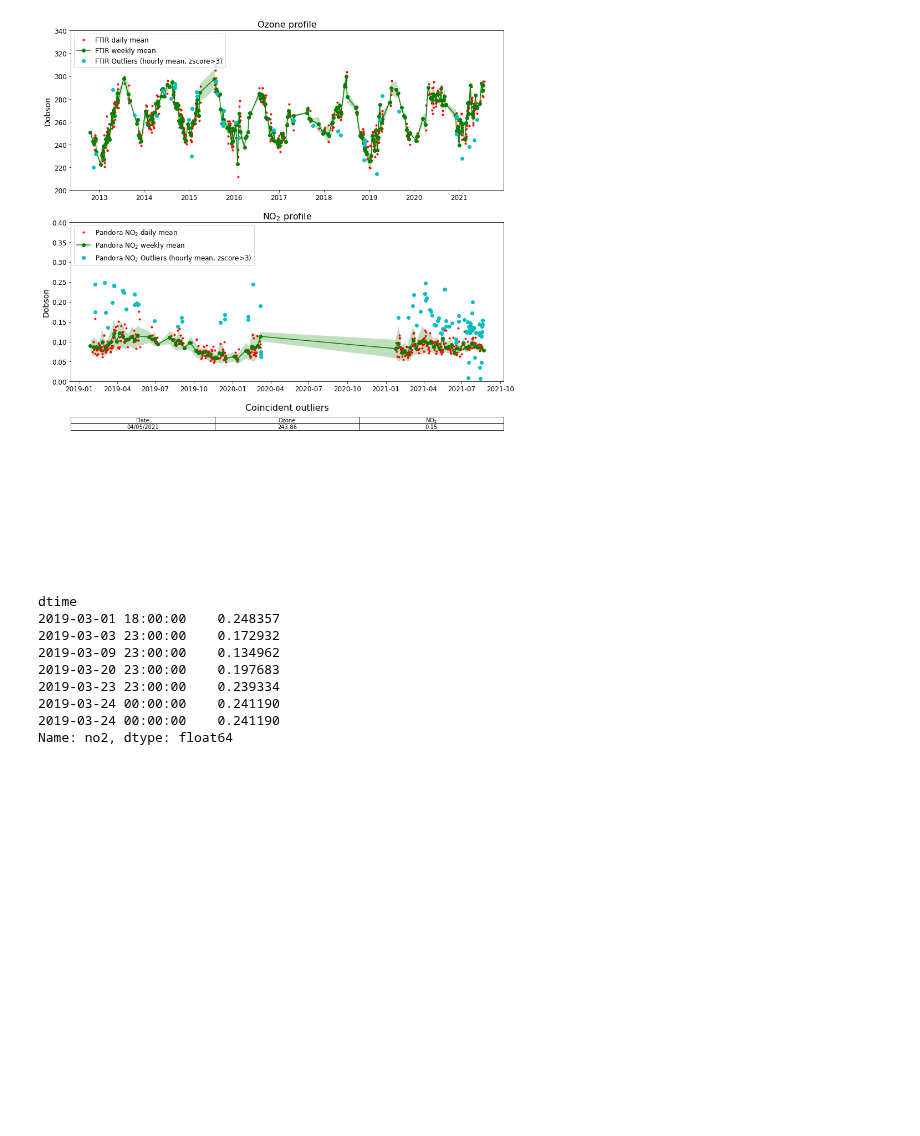
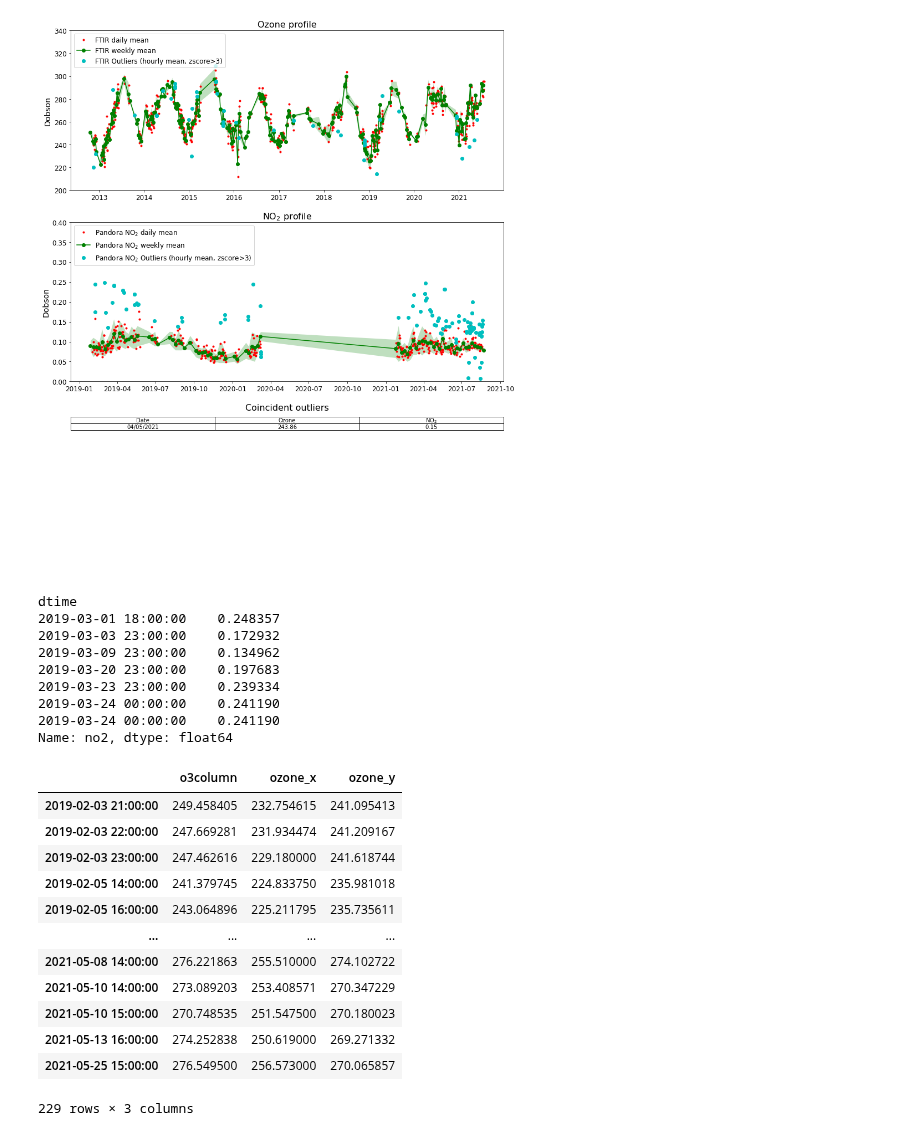
Before and after one commit to mixtli-c/cca-jupyter, a Jupyter notebook: pandonia-merra-ftir.ipynb, the cells around one changed output. Drawn from its saved outputs; the diff is of its cells as text; code cells hidden in the pictures; blank space fills up the shorter version.

```diff
--- a/pandonia-merra-ftir.ipynb
+++ b/pandonia-merra-ftir.ipynb
@@ -737,0 +760,6 @@ Name: no2, dtype: float64
+# %%
+#timeseries
+ftirts=dfftiro3.set_index('time')
+pano3ts=qf_dfpano3.set_index('dtime')
+merrao3ts=dfmerrao3.set_index('dtime')
+merrao3ts.ozone = merrao3ts.ozone.astype(float)
@@ -737,0 +780,18 @@ Name: no2, dtype: float64
+# %%
+coinc_hr_mean=pd.merge(ftirts_hr_mean,panozts_hr_mean,left_index=True,right_index=True)
+coinc_hr_mean=pd.merge(coinc_hr_mean,merrao3ts_hr_mean,left_index=True,right_index=True)
+coinc_hr_mean
+# %% [output]
+|  | o3column | ozone_x | ozone_y |
+| 2019-02-03 21:00:00 | 249.458405 | 232.754615 | 241.095413 |
+| 2019-02-03 22:00:00 | 247.669281 | 231.934474 | 241.209167 |
+| 2019-02-03 23:00:00 | 247.462616 | 229.180000 | 241.618744 |
+| 2019-02-05 14:00:00 | 241.379745 | 224.833750 | 235.981018 |
+| 2019-02-05 16:00:00 | 243.064896 | 225.211795 | 235.735611 |
+| ... | ... | ... | ... |
+| 2021-05-08 14:00:00 | 276.221863 | 255.510000 | 274.102722 |
+| 2021-05-10 14:00:00 | 273.089203 | 253.408571 | 270.347229 |
+| 2021-05-10 15:00:00 | 270.748535 | 251.547500 | 270.180023 |
+| 2021-05-13 16:00:00 | 274.252838 | 250.619000 | 269.271332 |
+| 2021-05-25 15:00:00 | 276.549500 | 256.573000 | 270.065857 |
+229 rows × 3 columns
```
Also changed, not shown: parts of 8 cells of this notebook, 10 other files.
